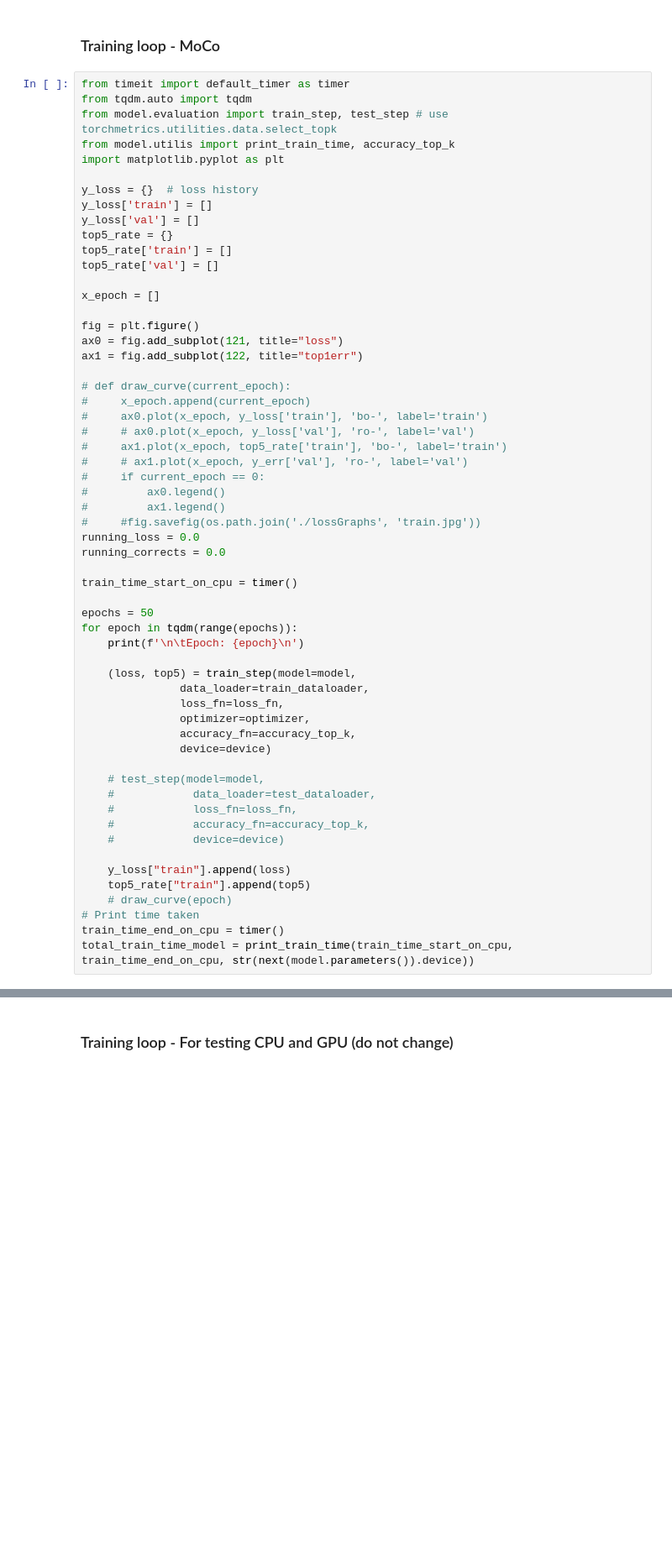
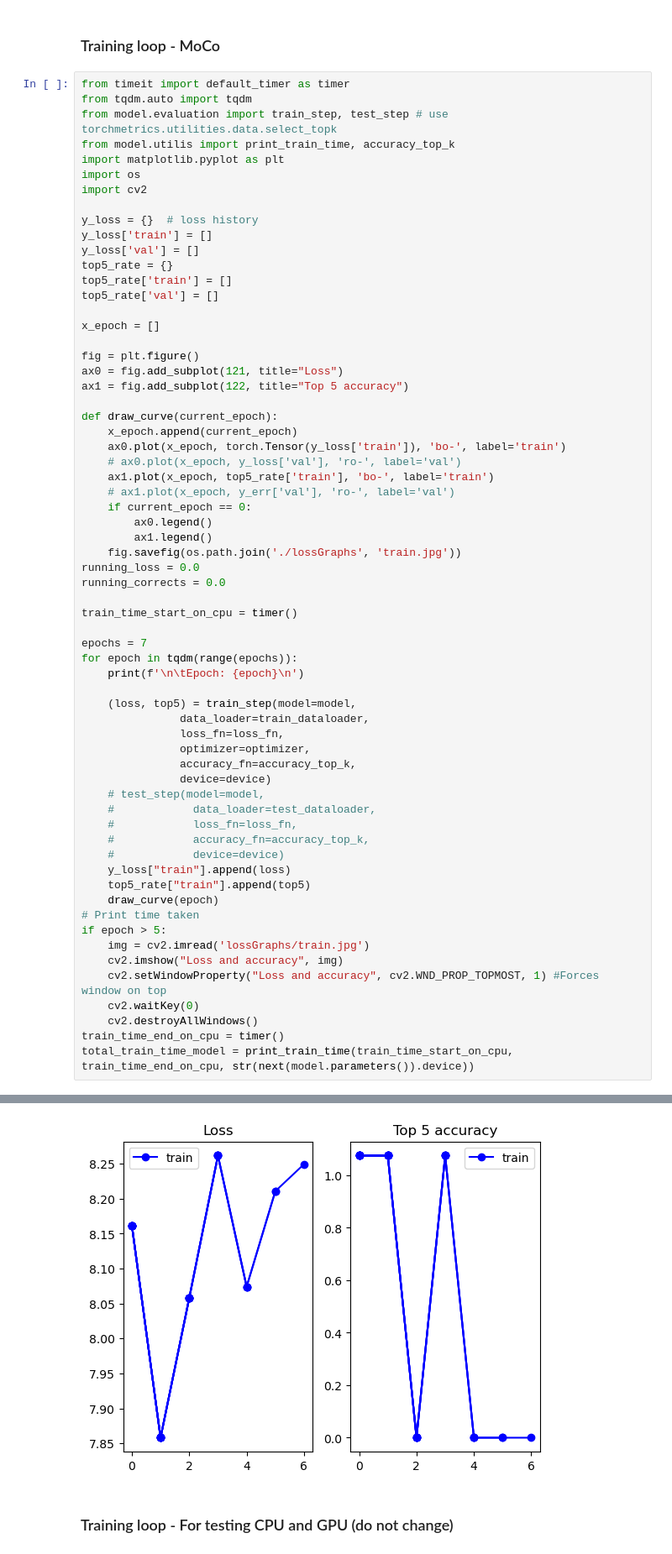
Before and after one commit to andreasalstrup/chrome-vision, a Jupyter notebook: train.ipynb, the cells around one changed output, grey strips where cells are left out. Shown at 84% size. Drawn from its saved outputs; the diff is of its cells as text; blank space fills up the shorter version.

Commit message:
Graph works, minor dataset changes

```diff
--- a/train.ipynb
+++ b/train.ipynb
@@ -118,6 +148,8 @@ from tqdm.auto import tqdm
 from model.evaluation import train_step, test_step # use torchmetrics.utilities.data.select_topk
 from model.utilis import print_train_time, accuracy_top_k
 import matplotlib.pyplot as plt
+import os
+import cv2
 
 y_loss = {}  # loss history
 y_loss['train'] = []
@@ -129,25 +161,25 @@ top5_rate['val'] = []
 x_epoch = []
 
 fig = plt.figure()
-ax0 = fig.add_subplot(121, title="loss")
-ax1 = fig.add_subplot(122, title="top1err")
+ax0 = fig.add_subplot(121, title="Loss")
+ax1 = fig.add_subplot(122, title="Top 5 accuracy")
 
-# def draw_curve(current_epoch):
-#     x_epoch.append(current_epoch)
-#     ax0.plot(x_epoch, y_loss['train'], 'bo-', label='train')
-#     # ax0.plot(x_epoch, y_loss['val'], 'ro-', label='val')
-#     ax1.plot(x_epoch, top5_rate['train'], 'bo-', label='train')
-#     # ax1.plot(x_epoch, y_err['val'], 'ro-', label='val')
-#     if current_epoch == 0:
-#         ax0.legend()
-#         ax1.legend()
-#     #fig.savefig(os.path.join('./lossGraphs', 'train.jpg'))
+def draw_curve(current_epoch):
+    x_epoch.append(current_epoch)
+    ax0.plot(x_epoch, torch.Tensor(y_loss['train']), 'bo-', label='train')
+    # ax0.plot(x_epoch, y_loss['val'], 'ro-', label='val')
+    ax1.plot(x_epoch, top5_rate['train'], 'bo-', label='train')
+    # ax1.plot(x_epoch, y_err['val'], 'ro-', label='val')
+    if current_epoch == 0:
+        ax0.legend()
+        ax1.legend()
+    fig.savefig(os.path.join('./lossGraphs', 'train.jpg'))
 running_loss = 0.0
 running_corrects = 0.0
 
 train_time_start_on_cpu = timer()
 
-epochs = 50
+epochs = 7
 for epoch in tqdm(range(epochs)):
     print(f'\n\tEpoch: {epoch}\n')
 
@@ -157,16 +189,21 @@ for epoch in tqdm(range(epochs)):
                optimizer=optimizer,
                accuracy_fn=accuracy_top_k,
                device=device)
-
     # test_step(model=model,
     #            data_loader=test_dataloader,
     #            loss_fn=loss_fn,
     #            accuracy_fn=accuracy_top_k,
     #            device=device)
-
     y_loss["train"].append(loss)
     top5_rate["train"].append(top5)
-    # draw_curve(epoch)
+    draw_curve(epoch)
 # Print time taken
+if epoch > 5:
+    img = cv2.imread('lossGraphs/train.jpg')
+    cv2.imshow("Loss and accuracy", img)
+    cv2.setWindowProperty("Loss and accuracy", cv2.WND_PROP_TOPMOST, 1) #Forces window on top
+    cv2.waitKey(0)
+    cv2.destroyAllWindows()
 train_time_end_on_cpu = timer()
 total_train_time_model = print_train_time(train_time_start_on_cpu, train_time_end_on_cpu, str(next(model.parameters()).device))
+# %% [output]
@@ -173,3 +231,4 @@ total_train_time_model = print_train_time(train_time_start_on_cpu, train_time_en
+[figure, added]
 # %% [markdown]
 ### Training loop - For testing CPU and GPU (do not change)
 # %% [markdown]
```
Also changed, not shown: parts of 6 cells of this notebook, 2 other files.
